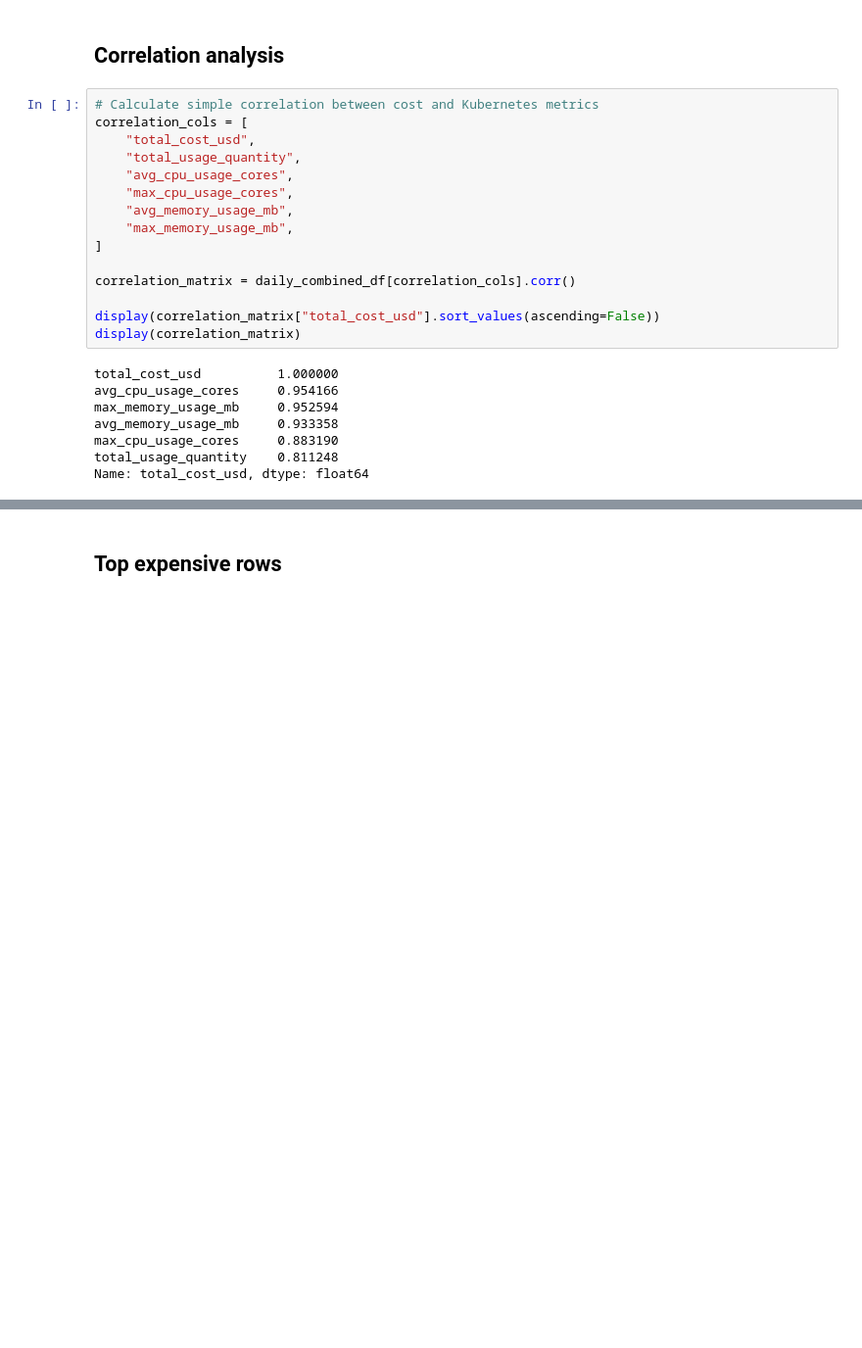
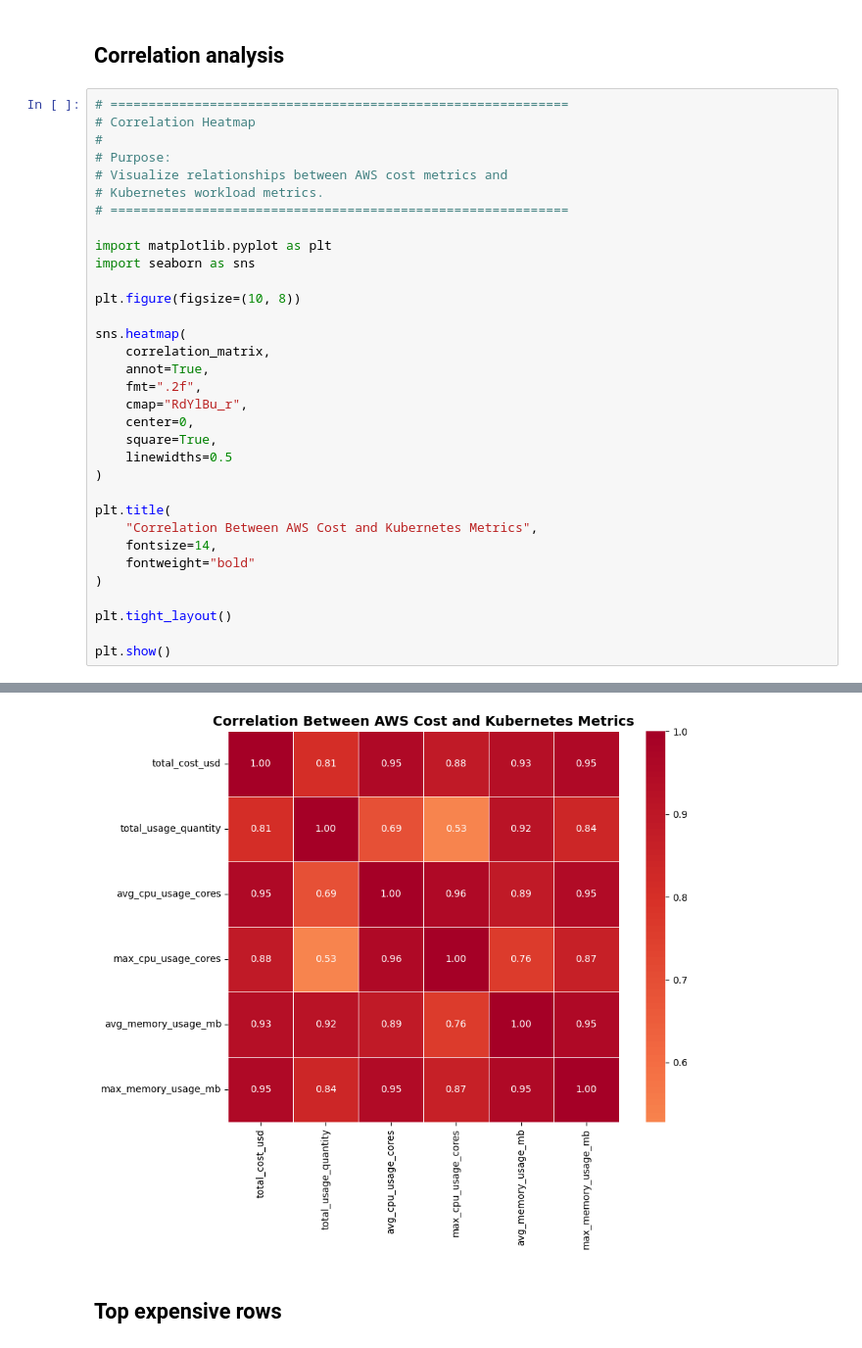
Before and after one commit to eserinanarslan/synnepha-cost-anomaly, a Jupyter notebook: notebooks/eda.ipynb, the cells around one changed output, grey strips where cells are left out. Shown at 98% size. Saved outputs shown, nothing was run; the diff lists cells and outputs as text; blank space fills up the shorter version.

```diff
--- a/notebooks/eda.ipynb
+++ b/notebooks/eda.ipynb
@@ -779,25 +779,36 @@ display(
 # %% [markdown]
 ## Correlation analysis
 # %%
-# Calculate simple correlation between cost and Kubernetes metrics
-correlation_cols = [
-    "total_cost_usd",
-    "total_usage_quantity",
-    "avg_cpu_usage_cores",
-    "max_cpu_usage_cores",
-    "avg_memory_usage_mb",
-    "max_memory_usage_mb",
-]
+# ============================================================
+# Correlation Heatmap
+#
+# Purpose:
+# Visualize relationships between AWS cost metrics and
+# Kubernetes workload metrics.
+# ============================================================
 
-correlation_matrix = daily_combined_df[correlation_cols].corr()
+import matplotlib.pyplot as plt
+import seaborn as sns
 
-display(correlation_matrix["total_cost_usd"].sort_values(ascending=False))
-display(correlation_matrix)
+plt.figure(figsize=(10, 8))
+
+sns.heatmap(
+    correlation_matrix,
+    annot=True,
+    fmt=".2f",
+    cmap="RdYlBu_r",
+    center=0,
+    square=True,
+    linewidths=0.5
+)
+
+plt.title(
+    "Correlation Between AWS Cost and Kubernetes Metrics",
+    fontsize=14,
+    fontweight="bold"
+)
+
+plt.tight_layout()
+
+plt.show()
 # %% [output]
-total_cost_usd          1.000000
-avg_cpu_usage_cores     0.954166
-max_memory_usage_mb     0.952594
-avg_memory_usage_mb     0.933358
-max_cpu_usage_cores     0.883190
-total_usage_quantity    0.811248
-Name: total_cost_usd, dtype: float64
@@ -811,3 +815,4 @@ Name: total_cost_usd, dtype: float64
+[figure, added]
 # %% [markdown]
 ## Top expensive rows
 # %%
```
Also changed, not shown: parts of 3 cells of this notebook, 3 other files.
